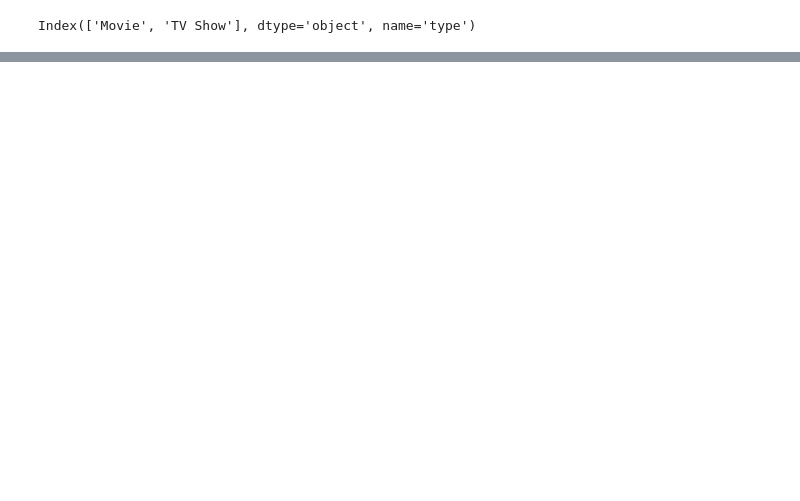
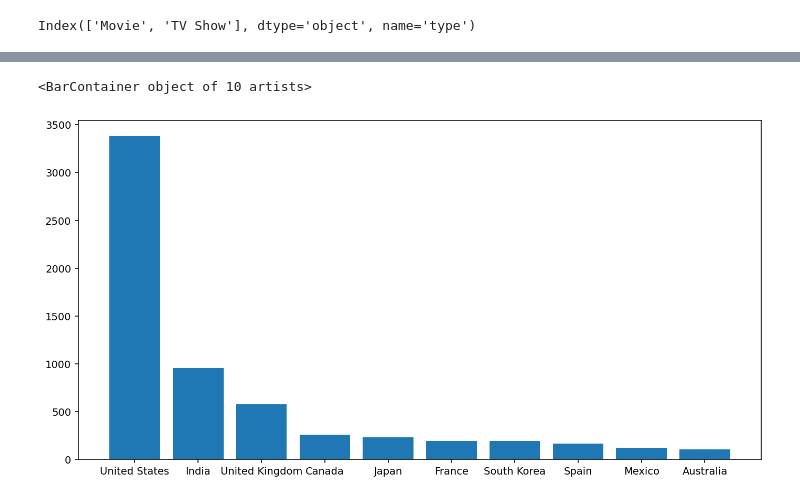
Before and after one commit to nenadmark/python1, a Jupyter notebook: DATA-Python/data 20.03/netflix_and_chill.ipynb, the cells around one changed output, grey strips where cells are left out. Cells and saved outputs as stored; diff of their text form; code cells hidden in the pictures; blank space fills up the shorter version.

```diff
--- a/DATA-Python/data 20.03/netflix_and_chill.ipynb
+++ b/DATA-Python/data 20.03/netflix_and_chill.ipynb
@@ -564,0 +616,2 @@ plt.show()
+# %%
+top_countries = df["first_country"].value_counts().head(10)
@@ -564,0 +632,6 @@ plt.show()
+# %%
+fig, ax = plt.subplots(1, 1, figsize=(12, 6))
+ax.bar(top_countries.index, top_countries)
+# %% [output]
+<BarContainer object of 10 artists>
+[figure, added]
```
Also changed, not shown: parts of 28 cells of this notebook, 6 other files.
